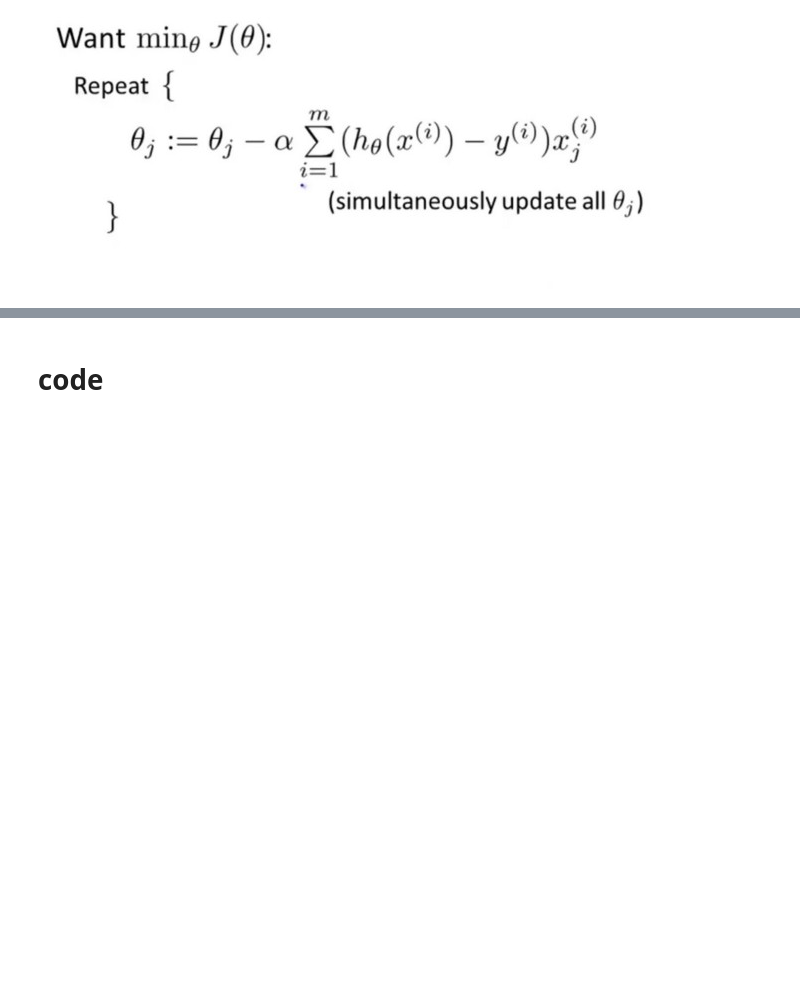
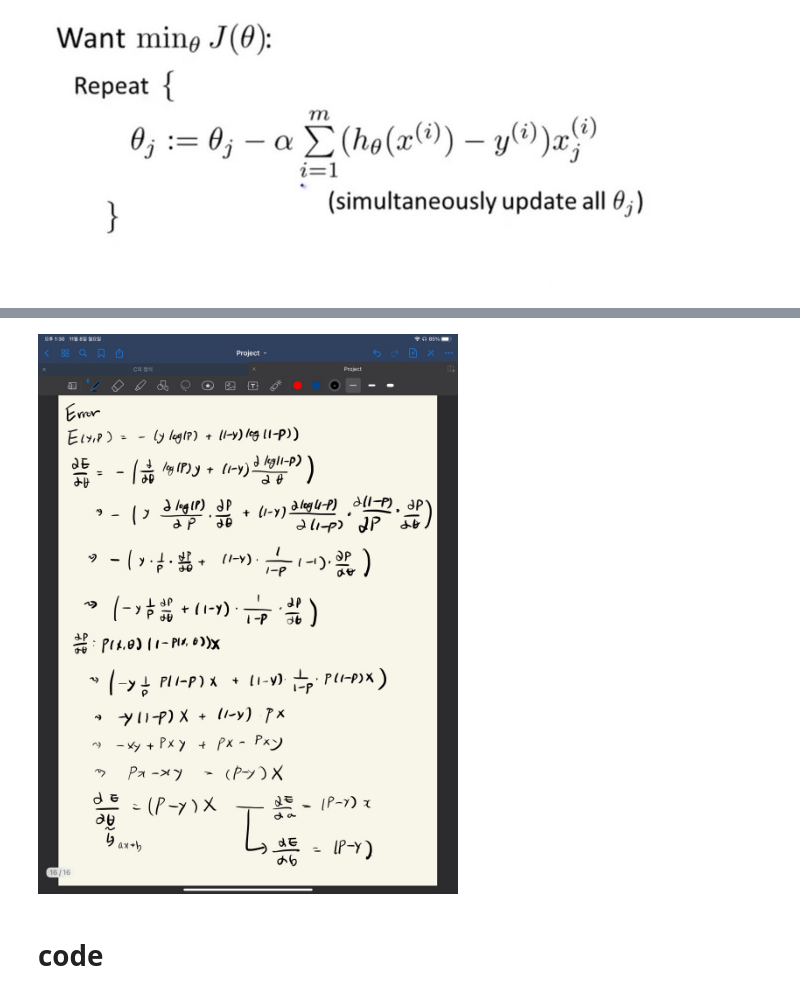
Before and after one commit to Aramir-A1DATAINT/Daily_study, a Jupyter notebook: 5_popular_ml/LogisticRegression.ipynb, the cells around one changed output, grey strips where cells are left out. Saved outputs shown, nothing was run; the diff lists cells and outputs as text; code cells hidden in the pictures; blank space fills up the shorter version.

```diff
--- a/5_popular_ml/LogisticRegression.ipynb
+++ b/5_popular_ml/LogisticRegression.ipynb
@@ -102,3 +112,7 @@ Image('./img/logistic_gradient1.jpeg')
+# %%
+Image('./img/logistic_prof3.jpeg')
+# %% [output]
+[figure, added]
 # %% [markdown]
 # code
 # %% [markdown]
```
Also changed, not shown: parts of 3 cells of this notebook.
